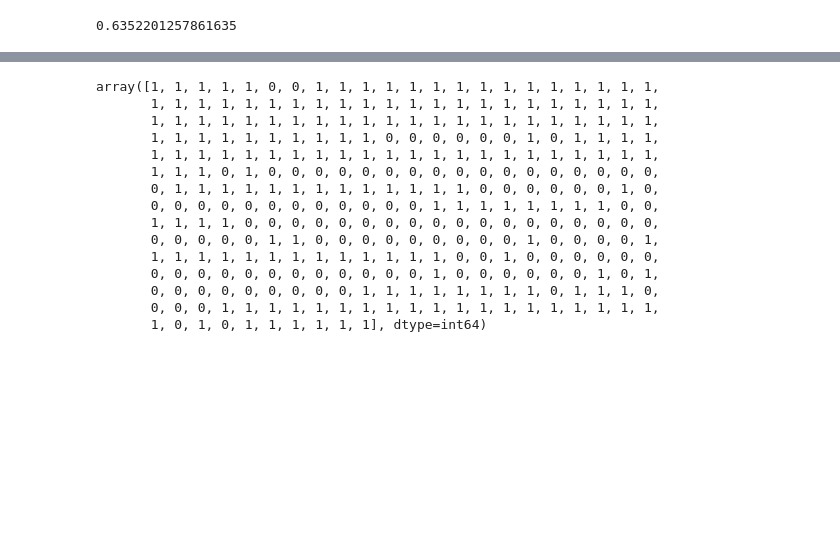
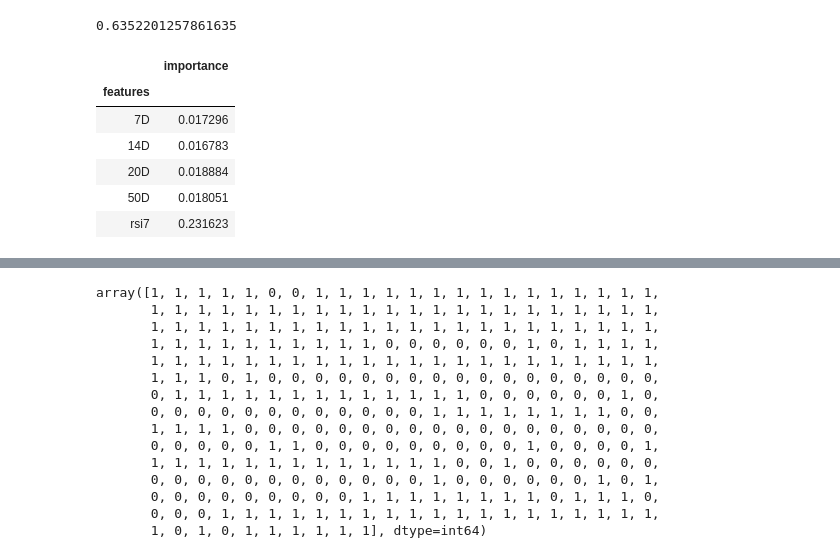
Before and after one commit to achildress83/trading-bitcoin, a Jupyter notebook: notebooks/Non-Linear Models.ipynb, the cells around one changed output, grey strips where cells are left out. Saved outputs shown, nothing was run; the diff lists cells and outputs as text; code cells hidden in the pictures; blank space fills up the shorter version.

```diff
--- a/notebooks/Non-Linear Models.ipynb
+++ b/notebooks/Non-Linear Models.ipynb
@@ -207,4 +207,16 @@ predict = rf.predict(X_test)
 accuracy_score(y_test, predict)
 # %% [output]
 0.6352201257861635
+# %%
+# saved feature importances, so not necessary to run model to call chart
+feat_importance = pd.read_csv('../data/feature_importances.csv', names=['features','importance'], index_col = 'features')
+feat_importance.head()
+# %% [output]
+|  | importance |
+| features |  |
+| 7D | 0.017296 |
+| 14D | 0.016783 |
+| 20D | 0.018884 |
+| 50D | 0.018051 |
+| rsi7 | 0.231623 |
 # %%
```
Also changed, not shown: parts of 4 cells of this notebook, 10 other files.
